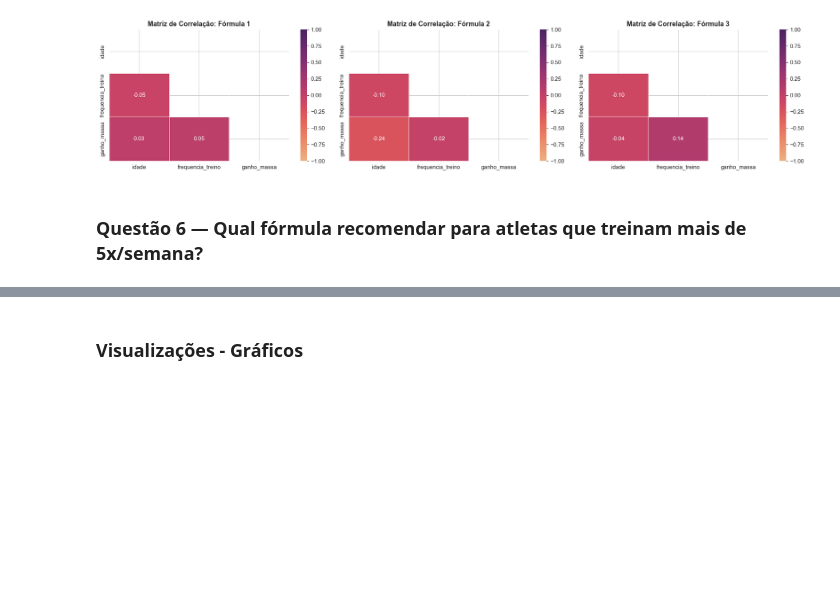
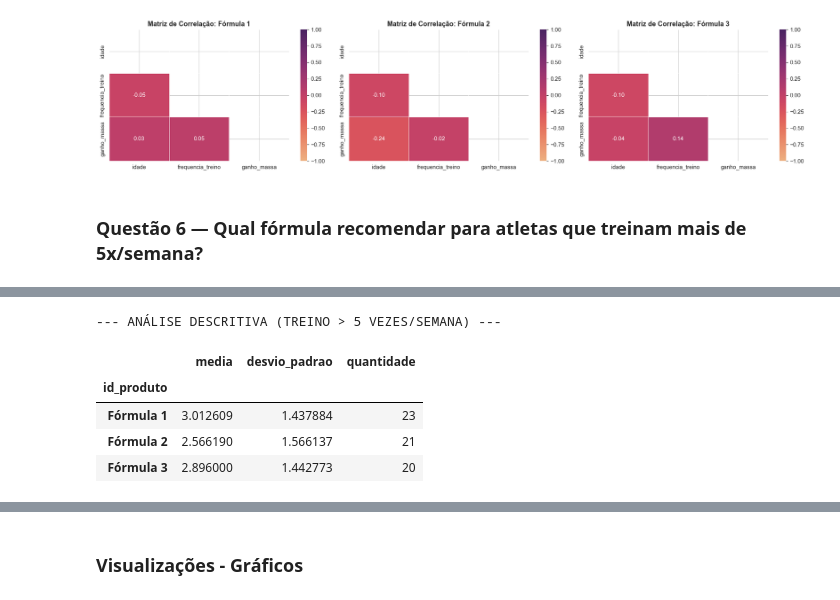
Before and after one commit to Squad-Nina-da-Hora/wmc-desafio-suplementos, a Jupyter notebook: analise.ipynb, the cells around one changed output, grey strips where cells are left out. Drawn from its saved outputs; the diff is of its cells as text; code cells hidden in the pictures; blank space fills up the shorter version.

```diff
--- a/analise.ipynb
+++ b/analise.ipynb
@@ -634,0 +654,18 @@ plt.show()
+# %%
+# Cálculo de média, desvio padrão e contagem de registros (atletas) por fórmula, exibindo os resultados em tabela
+
+estat_atletas_frequentes = atletas_frequentes.groupby('id_produto')['ganho_massa'].agg(
+    media='mean',
+    desvio_padrao='std',
+    quantidade='count'
+)
+
+print("--- ANÁLISE DESCRITIVA (TREINO > 5 VEZES/SEMANA) ---")
+estat_atletas_frequentes
+# %% [output]
+--- ANÁLISE DESCRITIVA (TREINO > 5 VEZES/SEMANA) ---
+|  | media | desvio_padrao | quantidade |
+| id_produto |  |  |  |
+| Fórmula 1 | 3.012609 | 1.437884 | 23 |
+| Fórmula 2 | 2.566190 | 1.566137 | 21 |
+| Fórmula 3 | 2.896000 | 1.442773 | 20 |
```
Also changed, not shown: parts of 5 cells of this notebook.
